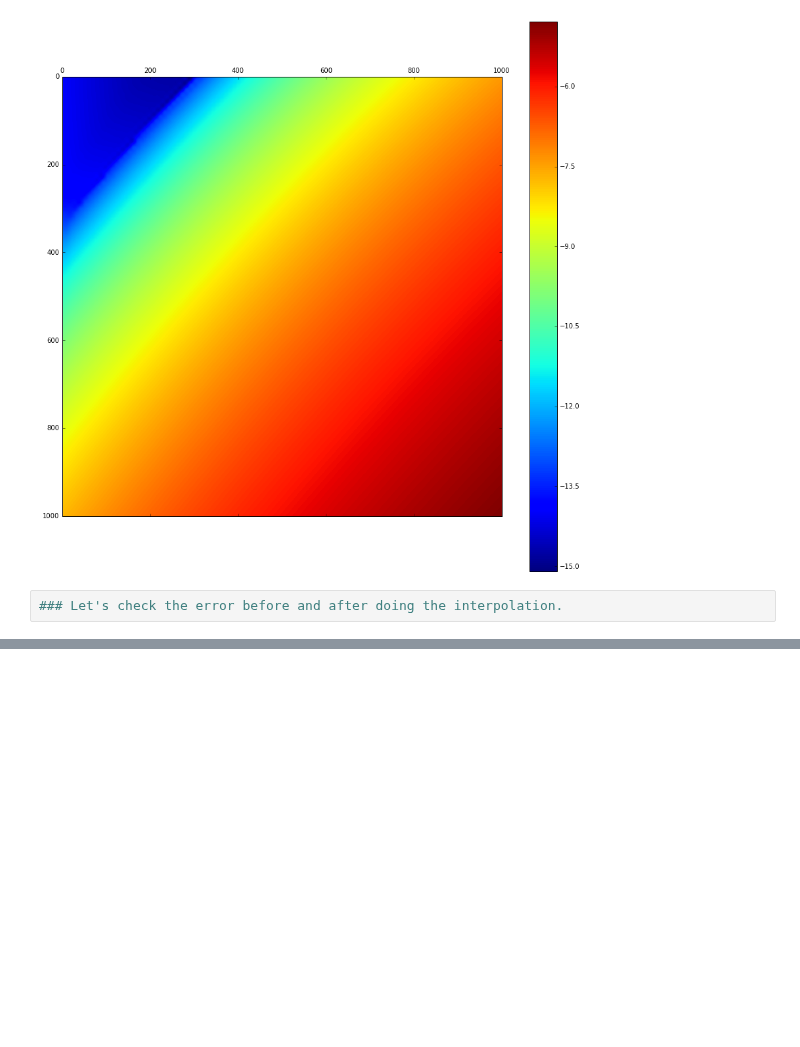
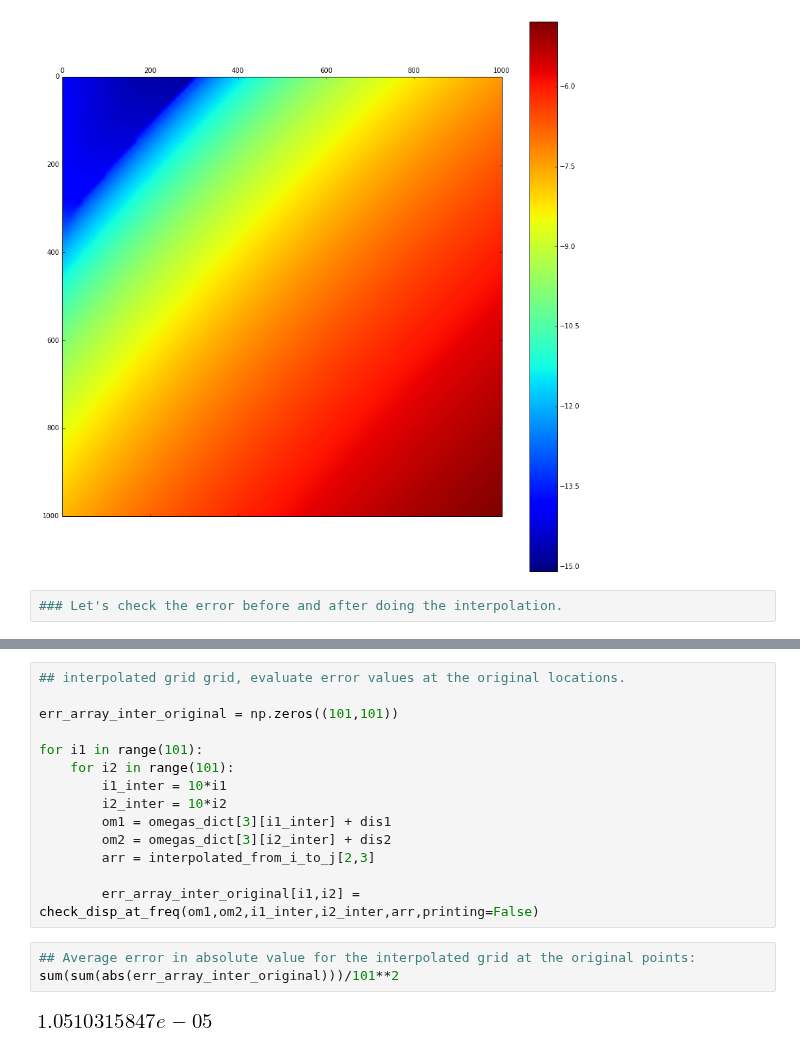
Before and after one commit to tabakg/potapov_interpolation, a Jupyter notebook: Dispersion_relation_interpolation (newton's method, tracing).ipynb, the cells around one changed output, grey strips where cells are left out. Saved outputs shown, nothing was run; the diff lists cells and outputs as text; blank space fills up the shorter version.

```diff
--- a/Dispersion_relation_interpolation (newton's method, tracing).ipynb
+++ b/Dispersion_relation_interpolation (newton's method, tracing).ipynb
@@ -434,3 +458,22 @@ check_disp_at_freq(om1,om2,i1,i2,arr)
 # %% [output]
 omegas are  19.65 16.25 -6.74098429597 -29.159015704
 [figure]
+# %%
+## interpolated grid grid, evaluate error values at the original locations.
+
+err_array_inter_original = np.zeros((101,101))
+
+for i1 in range(101):
+    for i2 in range(101):
+        i1_inter = 10*i1
+        i2_inter = 10*i2
+        om1 = omegas_dict[3][i1_inter] + dis1
+        om2 = omegas_dict[3][i2_inter] + dis2
+        arr = interpolated_from_i_to_j[2,3]
+
+        err_array_inter_original[i1,i2] = check_disp_at_freq(om1,om2,i1_inter,i2_inter,arr,printing=False)
+# %%
+## Average error in absolute value for the interpolated grid at the original points:
+sum(sum(abs(err_array_inter_original)))/101**2
+# %% [output]
+[figure, added]
```
Also changed, not shown: parts of 12 cells of this notebook, 1 other file.
